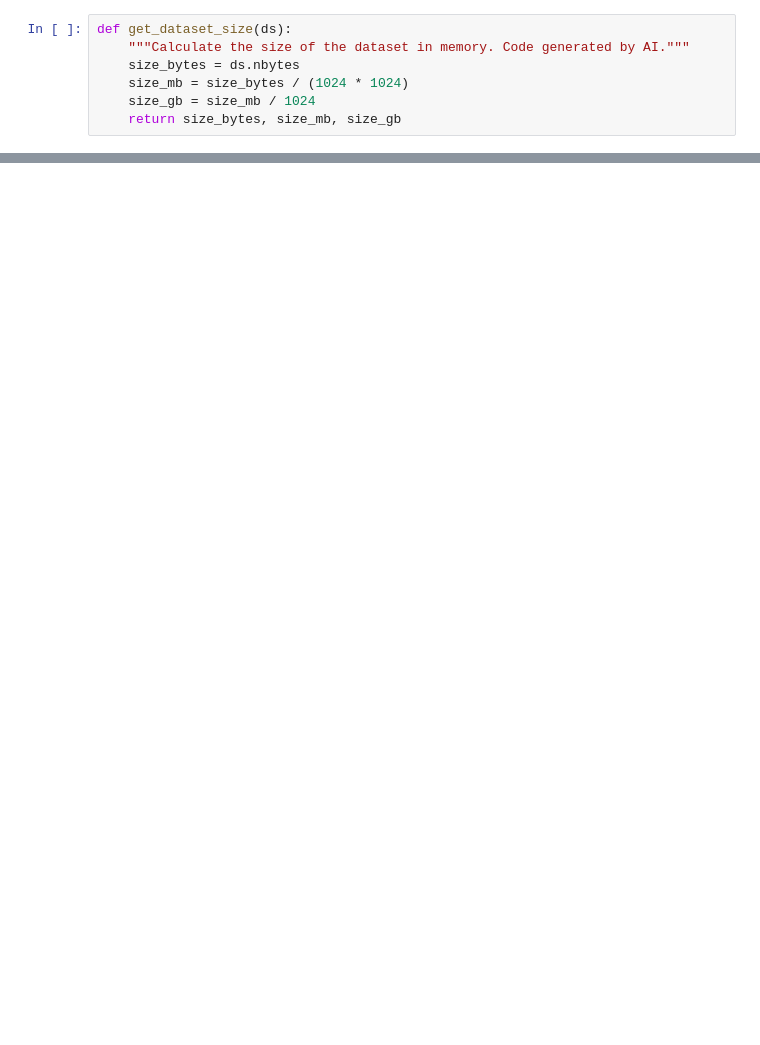
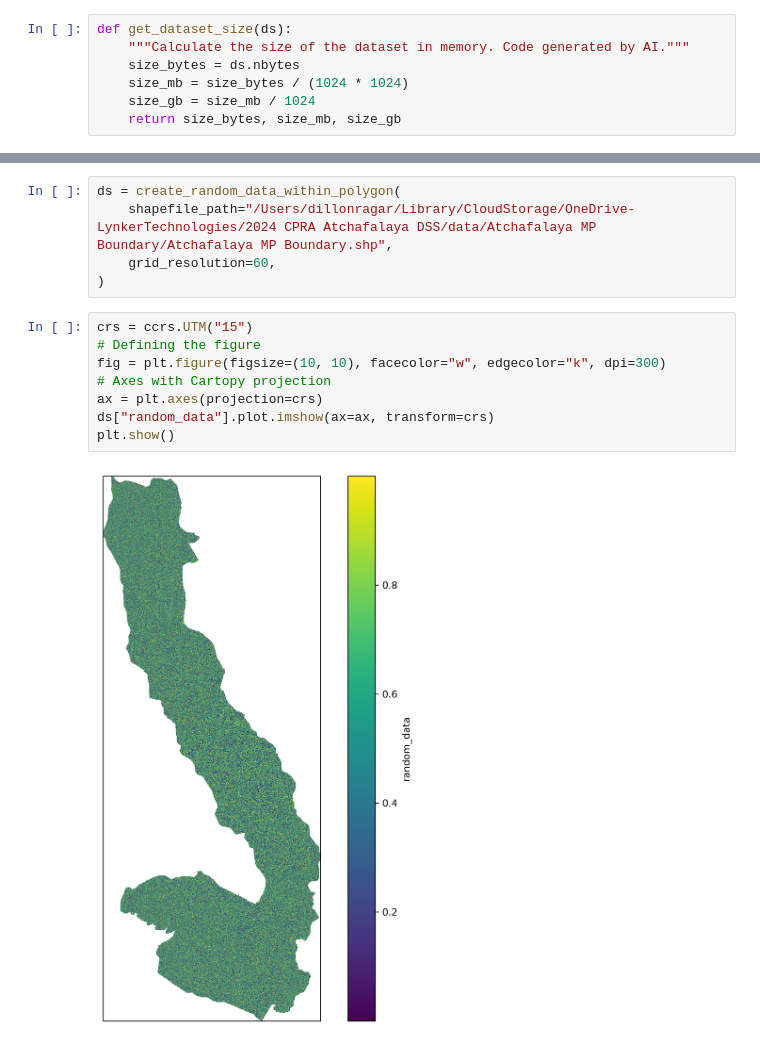
Before and after one commit to LynkerIntel/cpra-hsi, a Jupyter notebook: notebooks/netcdf_size_testing.ipynb, the cells around one changed output, grey strips where cells are left out. Saved outputs shown, nothing was run; the diff lists cells and outputs as text; blank space fills up the shorter version.

Commit message:
update with NaN data

```diff
--- a/notebooks/netcdf_size_testing.ipynb
+++ b/notebooks/netcdf_size_testing.ipynb
@@ -10,0 +77,15 @@ def get_dataset_size(ds):
+# %%
+ds = create_random_data_within_polygon(
+    shapefile_path="/Users/dillonragar/Library/CloudStorage/OneDrive-LynkerTechnologies/2024 CPRA Atchafalaya DSS/data/Atchafalaya MP Boundary/Atchafalaya MP Boundary.shp",
+    grid_resolution=60,
+)
+# %%
+crs = ccrs.UTM("15")
+# Defining the figure
+fig = plt.figure(figsize=(10, 10), facecolor="w", edgecolor="k", dpi=300)
+# Axes with Cartopy projection
+ax = plt.axes(projection=crs)
+ds["random_data"].plot.imshow(ax=ax, transform=crs)
+plt.show()
+# %% [output]
+[figure, added]
```
Also changed, not shown: parts of 10 cells of this notebook.
